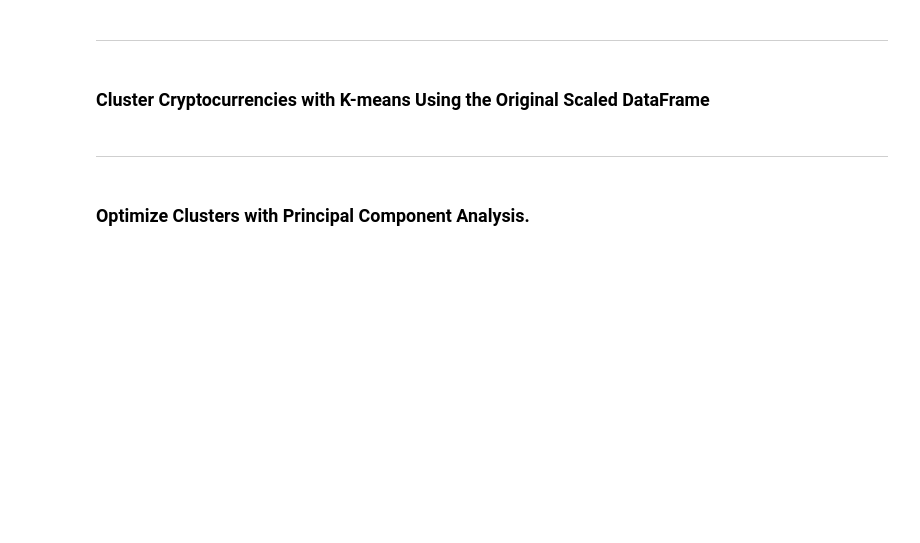
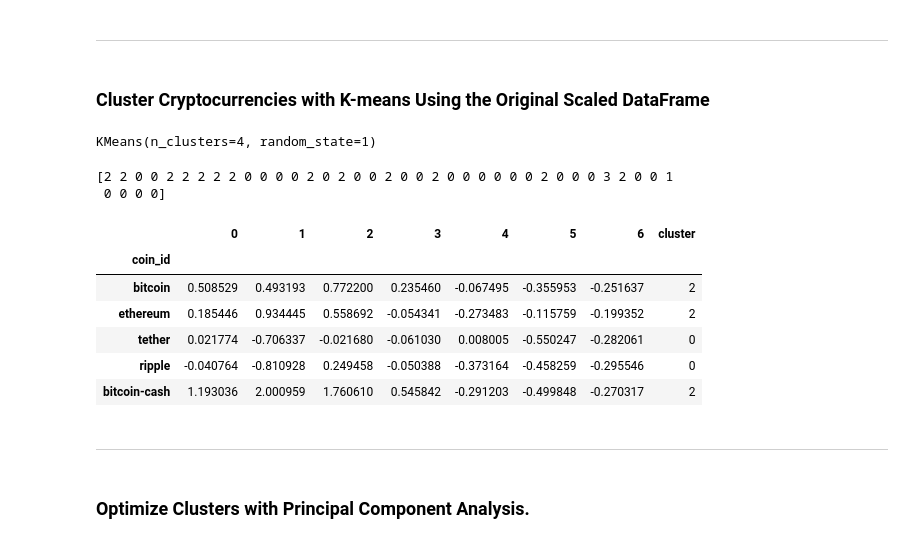
Before and after one commit to elidiak/CryptoClustering, a Jupyter notebook: Starter_Code/Crypto_Clustering.ipynb, the cells around one changed output. Saved outputs shown, nothing was run; the diff lists cells and outputs as text; code cells hidden in the pictures; blank space fills up the shorter version.

```diff
--- a/Starter_Code/Crypto_Clustering.ipynb
+++ b/Starter_Code/Crypto_Clustering.ipynb
@@ -128,20 +140,38 @@ df_elbow.hvplot.line(
 ### Cluster Cryptocurrencies with K-means Using the Original Scaled DataFrame
 # %%
 # Initialize the K-Means model using the best value for k
+model = KMeans(n_clusters=4, random_state=1)
 # %%
 # Fit the K-Means model using the scaled DataFrame
+model.fit(df_market_transformed)
+# %% [output]
+KMeans(n_clusters=4, random_state=1)
 # %%
 # Predict the clusters to group the cryptocurrencies using the scaled DataFrame
-
+predict_4 = model.predict(df_market_transformed)
 
 # Print the resulting array of cluster values.
+print(predict_4)
+# %% [output]
+[2 2 0 0 2 2 2 2 2 0 0 0 0 2 0 2 0 0 2 0 0 2 0 0 0 0 0 0 2 0 0 0 3 2 0 0 1
+ 0 0 0 0]
 # %%
 # Create a copy of the scaled DataFrame
+df_market_k4 = df_market_transformed.copy()
 # %%
 # Add a new column to the copy of the scaled DataFrame with the predicted clusters
-
+df_market_k4['cluster'] = predict_4
 
 # Display the copy of the scaled DataFrame
+df_market_k4.head()
+# %% [output]
+|  | 0 | 1 | 2 | 3 | 4 | 5 | 6 | cluster |
+| coin_id |  |  |  |  |  |  |  |  |
+| bitcoin | 0.508529 | 0.493193 | 0.772200 | 0.235460 | -0.067495 | -0.355953 | -0.251637 | 2 |
+| ethereum | 0.185446 | 0.934445 | 0.558692 | -0.054341 | -0.273483 | -0.115759 | -0.199352 | 2 |
+| tether | 0.021774 | -0.706337 | -0.021680 | -0.061030 | 0.008005 | -0.550247 | -0.282061 | 0 |
+| ripple | -0.040764 | -0.810928 | 0.249458 | -0.050388 | -0.373164 | -0.458259 | -0.295546 | 0 |
+| bitcoin-cash | 1.193036 | 2.000959 | 1.760610 | 0.545842 | -0.291203 | -0.499848 | -0.270317 | 2 |
 # %%
 # Create a scatter plot using hvPlot by setting
 # `x="price_change_percentage_24h"` and `y="price_change_percentage_7d"`.
```
Also changed, not shown: parts of 5 cells of this notebook.
